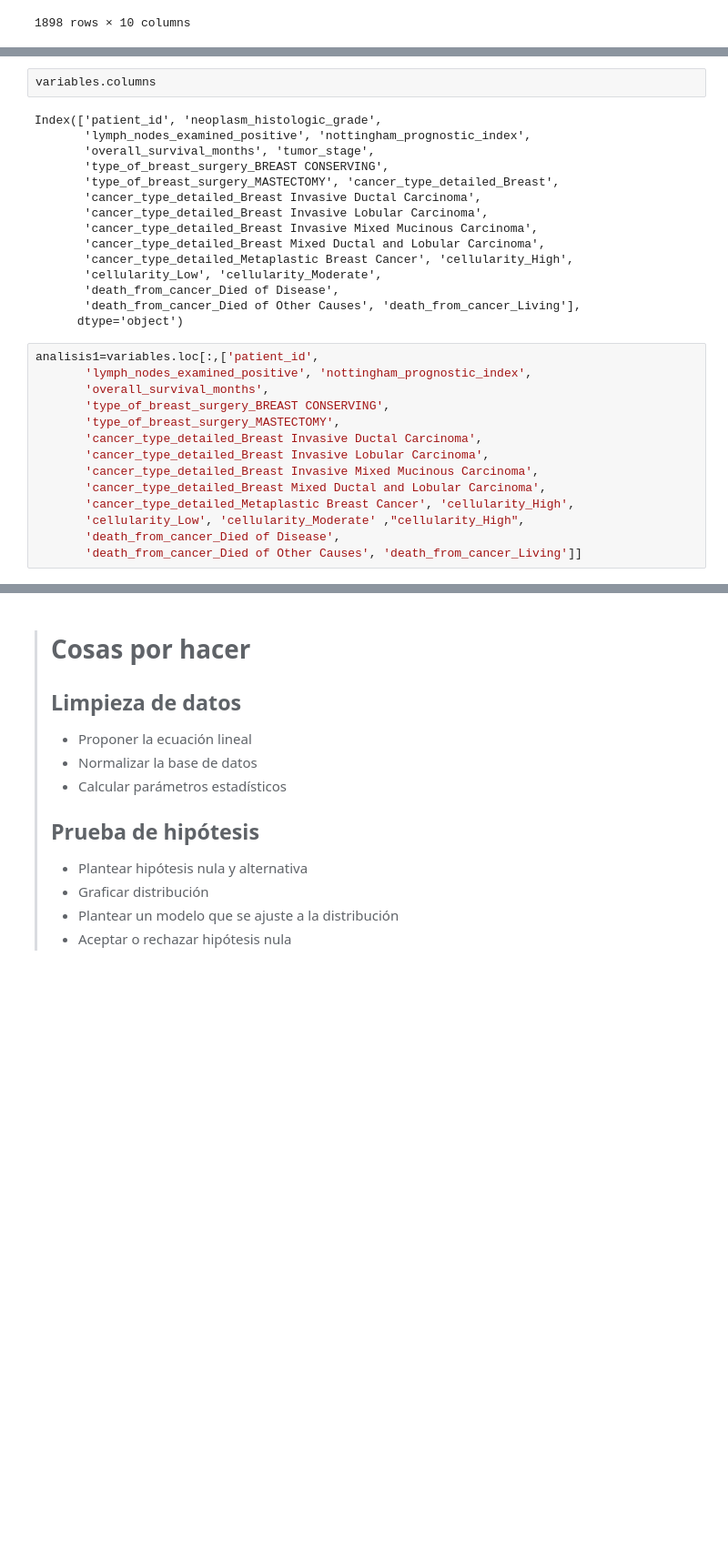
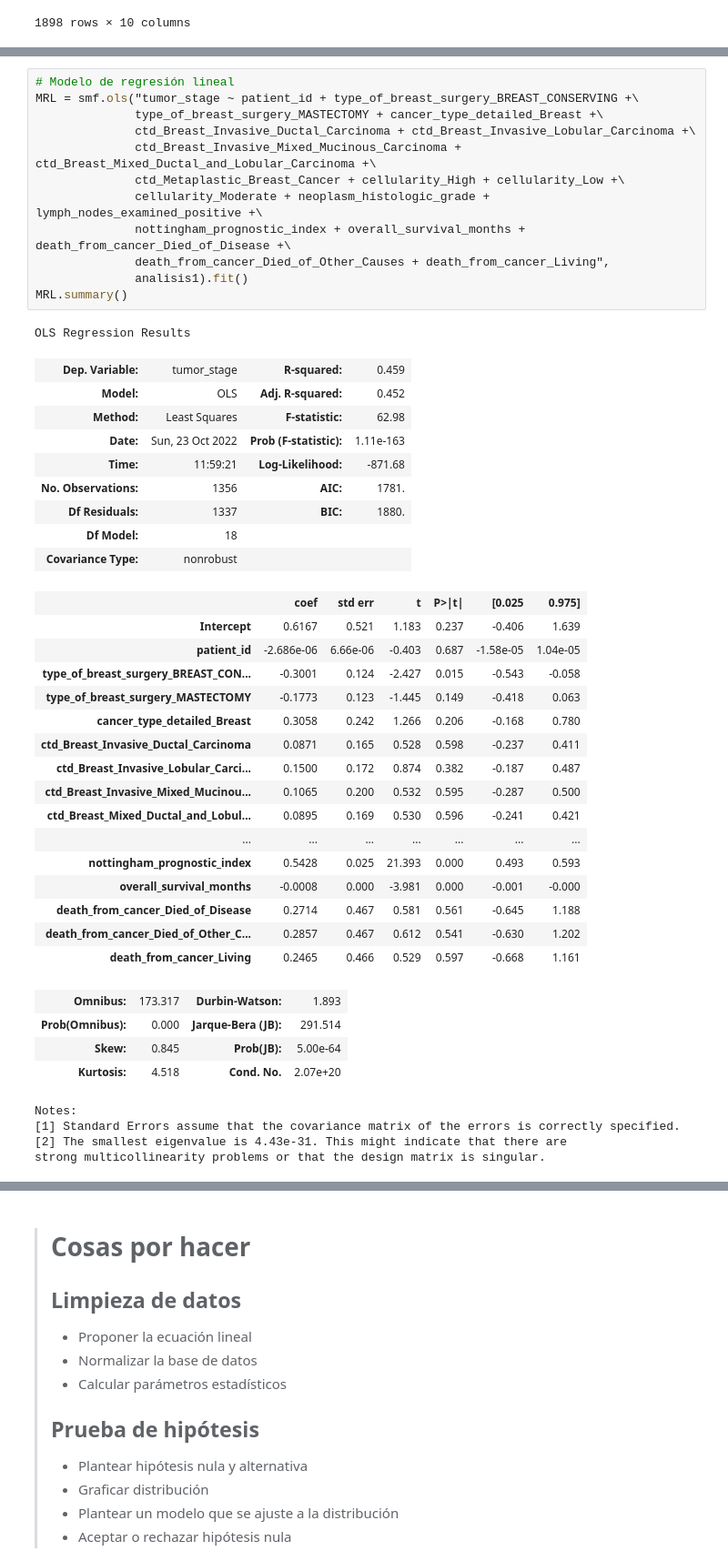
Before and after one commit to SebasM2000/DataBase_Sttcs, a Jupyter notebook: comp.ipynb, the cells around one changed output, grey strips where cells are left out. Shown at 91% size. Saved outputs shown, nothing was run; the diff lists cells and outputs as text; blank space fills up the shorter version.

Commit message:
Mejora de limpieza de datos y cambio de variables

```diff
--- a/comp.ipynb
+++ b/comp.ipynb
@@ -219,31 +200,47 @@ variables.head()
-# %%
-variables.columns
-# %% [output]
-Index(['patient_id', 'neoplasm_histologic_grade',
-       'lymph_nodes_examined_positive', 'nottingham_prognostic_index',
-       'overall_survival_months', 'tumor_stage',
-       'type_of_breast_surgery_BREAST CONSERVING',
-       'type_of_breast_surgery_MASTECTOMY', 'cancer_type_detailed_Breast',
-       'cancer_type_detailed_Breast Invasive Ductal Carcinoma',
-       'cancer_type_detailed_Breast Invasive Lobular Carcinoma',
-       'cancer_type_detailed_Breast Invasive Mixed Mucinous Carcinoma',
-       'cancer_type_detailed_Breast Mixed Ductal and Lobular Carcinoma',
-       'cancer_type_detailed_Metaplastic Breast Cancer', 'cellularity_High',
-       'cellularity_Low', 'cellularity_Moderate',
-       'death_from_cancer_Died of Disease',
-       'death_from_cancer_Died of Other Causes', 'death_from_cancer_Living'],
-      dtype='object')
-# %%
-analisis1=variables.loc[:,['patient_id',
-       'lymph_nodes_examined_positive', 'nottingham_prognostic_index',
-       'overall_survival_months',
-       'type_of_breast_surgery_BREAST CONSERVING',
-       'type_of_breast_surgery_MASTECTOMY',
-       'cancer_type_detailed_Breast Invasive Ductal Carcinoma',
-       'cancer_type_detailed_Breast Invasive Lobular Carcinoma',
-       'cancer_type_detailed_Breast Invasive Mixed Mucinous Carcinoma',
-       'cancer_type_detailed_Breast Mixed Ductal and Lobular Carcinoma',
-       'cancer_type_detailed_Metaplastic Breast Cancer', 'cellularity_High',
-       'cellularity_Low', 'cellularity_Moderate' ,"cellularity_High",
-       'death_from_cancer_Died of Disease',
-       'death_from_cancer_Died of Other Causes', 'death_from_cancer_Living']]
+# %%
+# Modelo de regresión lineal
+MRL = smf.ols("tumor_stage ~ patient_id + type_of_breast_surgery_BREAST_CONSERVING +\
+              type_of_breast_surgery_MASTECTOMY + cancer_type_detailed_Breast +\
+              ctd_Breast_Invasive_Ductal_Carcinoma + ctd_Breast_Invasive_Lobular_Carcinoma +\
+              ctd_Breast_Invasive_Mixed_Mucinous_Carcinoma + ctd_Breast_Mixed_Ductal_and_Lobular_Carcinoma +\
+              ctd_Metaplastic_Breast_Cancer + cellularity_High + cellularity_Low +\
+              cellularity_Moderate + neoplasm_histologic_grade + lymph_nodes_examined_positive +\
+              nottingham_prognostic_index + overall_survival_months + death_from_cancer_Died_of_Disease +\
+              death_from_cancer_Died_of_Other_Causes + death_from_cancer_Living",
+              analisis1).fit()
+MRL.summary()
+# %% [output]
+OLS Regression Results
+| Dep. Variable: | tumor_stage | R-squared: | 0.459 |
+| Model: | OLS | Adj. R-squared: | 0.452 |
+| Method: | Least Squares | F-statistic: | 62.98 |
+| Date: | Sun, 23 Oct 2022 | Prob (F-statistic): | 1.11e-163 |
+| Time: | 11:59:21 | Log-Likelihood: | -871.68 |
+| No. Observations: | 1356 | AIC: | 1781. |
+| Df Residuals: | 1337 | BIC: | 1880. |
+| Df Model: | 18 |  |  |
+| Covariance Type: | nonrobust |  |  |
+|  | coef | std err | t | P>|t| | [0.025 | 0.975] |
+| Intercept | 0.6167 | 0.521 | 1.183 | 0.237 | -0.406 | 1.639 |
+| patient_id | -2.686e-06 | 6.66e-06 | -0.403 | 0.687 | -1.58e-05 | 1.04e-05 |
+| type_of_breast_surgery_BREAST_CON... | -0.3001 | 0.124 | -2.427 | 0.015 | -0.543 | -0.058 |
+| type_of_breast_surgery_MASTECTOMY | -0.1773 | 0.123 | -1.445 | 0.149 | -0.418 | 0.063 |
+| cancer_type_detailed_Breast | 0.3058 | 0.242 | 1.266 | 0.206 | -0.168 | 0.780 |
+| ctd_Breast_Invasive_Ductal_Carcinoma | 0.0871 | 0.165 | 0.528 | 0.598 | -0.237 | 0.411 |
+| ctd_Breast_Invasive_Lobular_Carci... | 0.1500 | 0.172 | 0.874 | 0.382 | -0.187 | 0.487 |
+| ctd_Breast_Invasive_Mixed_Mucinou... | 0.1065 | 0.200 | 0.532 | 0.595 | -0.287 | 0.500 |
+| ctd_Breast_Mixed_Ductal_and_Lobul... | 0.0895 | 0.169 | 0.530 | 0.596 | -0.241 | 0.421 |
+| ... | ... | ... | ... | ... | ... | ... |
+| nottingham_prognostic_index | 0.5428 | 0.025 | 21.393 | 0.000 | 0.493 | 0.593 |
+| overall_survival_months | -0.0008 | 0.000 | -3.981 | 0.000 | -0.001 | -0.000 |
+| death_from_cancer_Died_of_Disease | 0.2714 | 0.467 | 0.581 | 0.561 | -0.645 | 1.188 |
+| death_from_cancer_Died_of_Other_C... | 0.2857 | 0.467 | 0.612 | 0.541 | -0.630 | 1.202 |
+| death_from_cancer_Living | 0.2465 | 0.466 | 0.529 | 0.597 | -0.668 | 1.161 |
+| Omnibus: | 173.317 | Durbin-Watson: | 1.893 |
+| Prob(Omnibus): | 0.000 | Jarque-Bera (JB): | 291.514 |
+| Skew: | 0.845 | Prob(JB): | 5.00e-64 |
+| Kurtosis: | 4.518 | Cond. No. | 2.07e+20 |
+Notes:
+[1] Standard Errors assume that the covariance matrix of the errors is correctly specified.
+[2] The smallest eigenvalue is 4.43e-31. This might indicate that there are
+strong multicollinearity problems or that the design matrix is singular.
```
Also changed, not shown: parts of 12 cells of this notebook.
